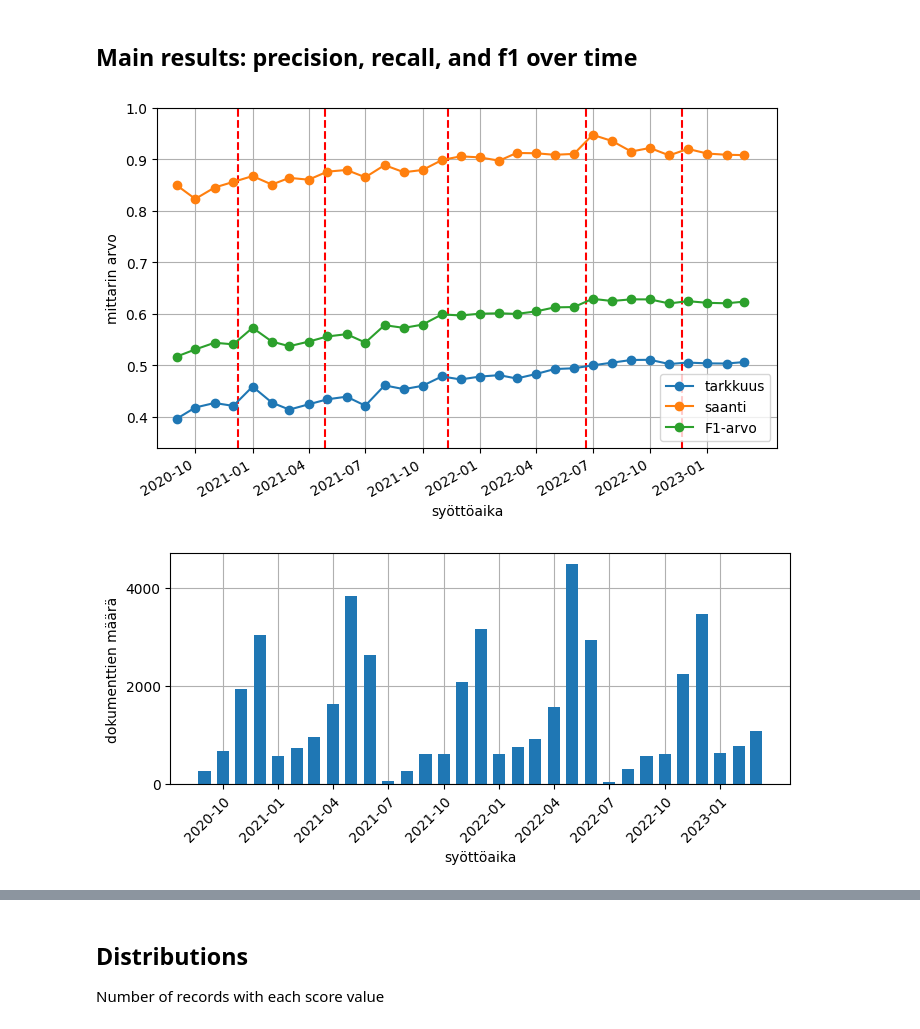
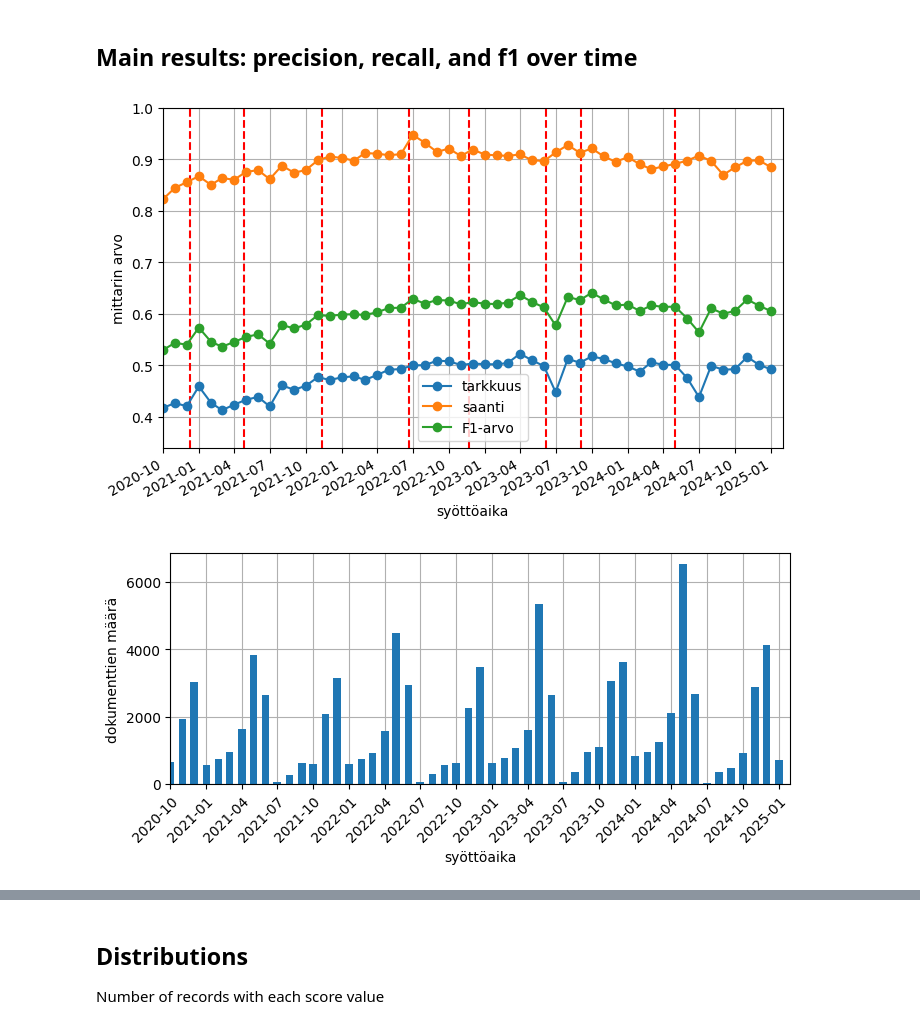
Before and after one commit to NatLibFi/FintoAI-data-YSO, a Jupyter notebook: repository-metrics-analysis/analyse-theseus-tietolinja.ipynb, the cells around one changed output, grey strips where cells are left out. Drawn from its saved outputs; the diff is of its cells as text; code cells hidden in the pictures.

```diff
--- a/repository-metrics-analysis/analyse-theseus-tietolinja.ipynb
+++ b/repository-metrics-analysis/analyse-theseus-tietolinja.ipynb
@@ -133,7 +136,7 @@ def plot_scores(df):
         plt.axvline(upd, color='red', linestyle='--')
 
     # plot precision, recall, f1 as a function of time. Label with month start
-    df_monthly = df.set_index("date_accessioned").resample('MS').mean()
+    df_monthly = df[['precision', 'recall', 'f1 score', 'date_accessioned']].set_index("date_accessioned").resample('MS').mean()
     df_monthly.plot(marker='o', ax=plt.gca())
     # labels = [x.strftime("%Y-%m") for x in df_monthly.index]
     # plt.gca().set_xticklabels(labels, rotation=45)
@@ -172,6 +175,9 @@ annif_updates = [
     "2021-11-11",
     "2022-06-21",
     "2022-11-22",
+    "2023-06-06",
+    "2023-09-04",
+    "2024-05-02",
 ]
 # convert to datetime with utc timezone
 annif_updates = [datetime.datetime.strptime(x, "%Y-%m-%d").replace(tzinfo=datetime.timezone.utc) for x in annif_updates]
@@ -206,5 +211,6 @@ print(len(df_sv))
 # %%
-df_fi = df_fi[df_fi.date_accessioned < "2023-04-01"]
+df_fi = df_fi[df_fi.date_accessioned < "2025-01-31"]
+# df_fi.drop(columns=['title', 'id', 'language', 'type'], inplace=True)
 
 df_fi = add_subjects_uris(df_fi, 'fi', source_col='subjects_all')
 get_number_of_rows(df_fi)
@@ -243,35 +251,37 @@ Name: type, dtype: int64
 # %%
 plt.figure(figsize=(8, 5))
 plot_scores(df_fi)
 plt.xlabel("syöttöaika")
 plt.ylabel("mittarin arvo")
 # set start of time range to 2020-09-01
 plt.xlim(datetime.datetime(2020, 8, 1, tzinfo=datetime.timezone.utc))
 plt.ylim(0.34, 1)
 
 # hide legend labels of vertical lines and change other labels to finnish
-plt.legend(["_", "_", "_", "_", "_", "_", "tarkkuus", "saanti", "F1-arvo"]) #, loc='center right')
+plt.legend(["_"]*len(annif_updates) + ["tarkkuus", "saanti", "F1-arvo"]) #, loc='center right')
 # set x ticks to every 3 months starting from 2020-10, ticks to start of month
-plt.gca().set_xticks(pd.date_range("2020-10-01", "2023-03-31", freq="3MS"))
+plt.gca().set_xticks(pd.date_range("2020-10-01", "2025-01-31", freq="3MS"))
+plt.gca().set_xlim([datetime.date(2020, 10, 1), datetime.date(2025, 1, 31)])
 # format x ticks to month-year
 plt.gca().xaxis.set_major_formatter(matplotlib.dates.DateFormatter("%Y-%m"))
-plt.savefig('kuva-1.svg', format='svg', bbox_inches='tight')
+# plt.savefig('kuva-1.svg', format='svg', bbox_inches='tight')
 
 plt.figure(figsize=(8, 3))
 plot_counts(df_fi)
 plt.xlabel("syöttöaika")
 plt.ylabel("dokumenttien määrä")
-plt.yticks([0, 2000, 4000, ])
+plt.yticks([0, 2000, 4000, 6000])
 # set x ticks to every 3 months starting from 2020-10, ticks to start of month
-plt.gca().set_xticks(pd.date_range("2020-10-01", "2023-03-31", freq="3MS"))
+plt.gca().set_xticks(pd.date_range("2020-10-01", "2025-01-31", freq="3MS"))
+plt.gca().set_xlim([datetime.date(2020, 10, 1), datetime.date(2025, 1, 31)])
 # format x ticks to month-year
 plt.gca().xaxis.set_major_formatter(matplotlib.dates.DateFormatter("%Y-%m"))
 # rotate x tick labels
 _ = plt.setp(plt.gca().get_xticklabels(), rotation=45, ha="right", rotation_mode="anchor")
 plt.gca().set_axisbelow(True)
-plt.savefig('kuva-2.svg', format='svg', bbox_inches='tight')
+# plt.savefig('kuva-2.svg', format='svg', bbox_inches='tight')
 # %% [output]
-[figure, old version]
+[figure, new version]
-[figure, old version]
+[figure, new version]
 # %%
 # Group by annif_update and give mean precision, recall, f1
```
Also changed, not shown: parts of 33 cells of this notebook.
